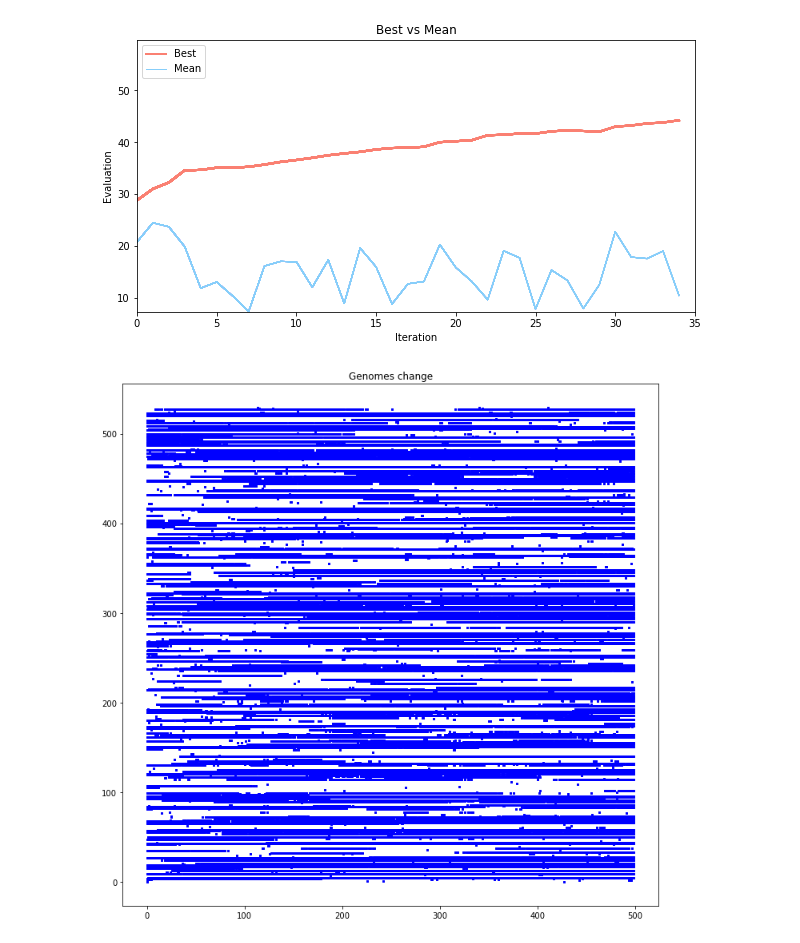
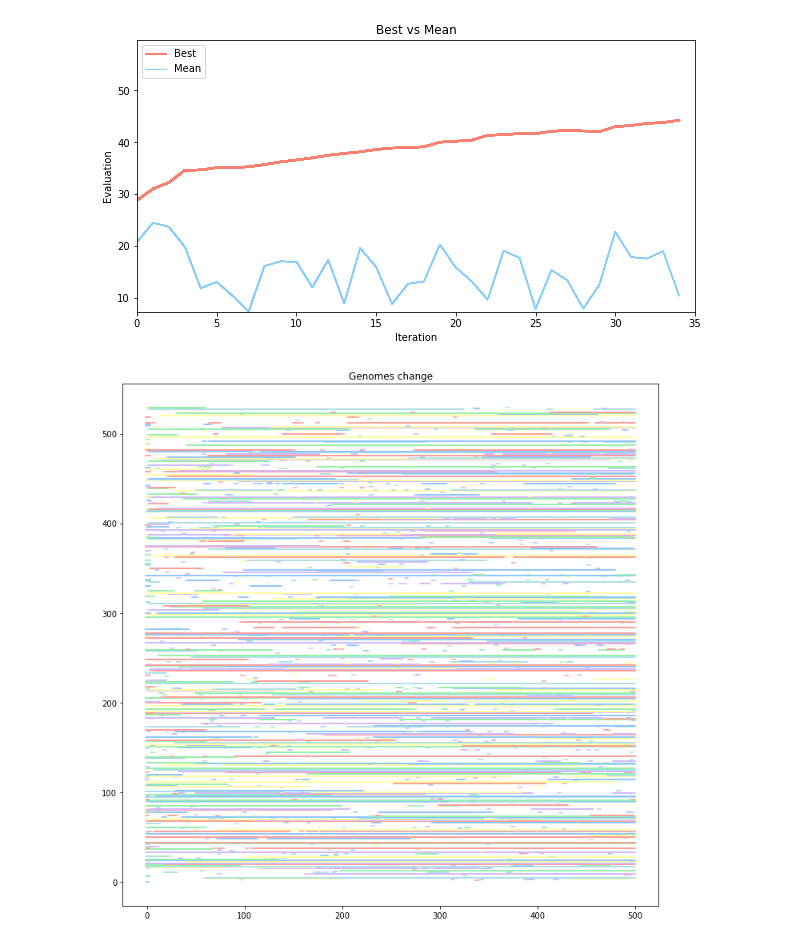
Before and after one commit to mateuszdorobek/Genetic-Algorithm, a Jupyter notebook: Genetic Algorithm.ipynb, the cells around one changed output. Drawn from its saved outputs; the diff is of its cells as text; code cells hidden in the pictures.

Commit message:
images and notebook

```diff
--- a/Genetic Algorithm.ipynb
+++ b/Genetic Algorithm.ipynb
@@ -26,13 +26,13 @@ class Individual:
         self.genome = genome
 
     def evaluate(self, task):
-        if (self.genome * task.w).sum() <= task.W and (
-            self.genome * task.s
-        ).sum() <= task.S:
-            result = np.round((self.genome * task.c).sum(), 5)
+        W = (self.genome * task.w).sum()
+        S = (self.genome * task.s).sum()
+        C = (self.genome * task.c).sum()
+        if W <= task.W and S <= task.S:
+            return C
         else:
-            result = 0
-        return result
+            return 0
 
     def mutate(self, mutation_rate):
         genome_size = self.genome.shape[0]
@@ -59,9 +59,7 @@ class Population:
         idx_best_individual = evaluation.index(max(evaluation))
         return selected[idx_best_individual]
 
-    def crossover(self, crossover_rate, task):
-        parent_1 = self.tournament(TOURNAMENT_SIZE, task)
-        parent_2 = self.tournament(TOURNAMENT_SIZE, task)
+    def crossover(self, crossover_rate, parent_1, parent_2, task):
         if np.random.random() < crossover_rate:
             splitting_point = np.random.randint(1, len(parent_1.genome))
             result_genome = np.concatenate(
@@ -107,7 +105,9 @@ class GeneticAlgorithm:
         for _ in range(iterations):
             new_population = Population()
             for _ in range(population.size):
-                child = population.crossover(self.crossover_rate, task)
+                parent_1 = population.tournament(self.tournament_size, task)
+                parent_2 = population.tournament(self.tournament_size, task)
+                child = population.crossover(self.crossover_rate, parent_1, parent_2, task)
                 child.mutate(self.mutation_rate)
                 new_population.add_child(child)
 
@@ -153,7 +153,7 @@ class GeneticAlgorithm:
                 raise Exception("param_name", "wrong")
 
             for j in range(test_cases):
-                best, best_history, best_evaluation = self.fit(ITERATIONS, task)
+                best, best_history, best_evaluation, mean_evalueation_history = self.fit(iterations, task)
                 test_histories.append(best_history)
                 t.set_description(
                     "Test: {}/{}".format(
@@ -211,14 +211,14 @@ def plot_tests_history(measured_param_history, params):
 
     plt.show()
 # %%
-POPULATIONS_SIZE = 100  # na 100
+POPULATIONS_SIZE = 80  # na 100
 TOURNAMENT_SIZE = 50
 CROSSOVER_RATE = 1.0
 MUTATION_RATE = 0.001
 ITERATIONS = 200  # na 200
-TEST_CASES = 5
+TEST_CASES = 3
 
-generated_task = Task(n=300)
+generated_task = Task(n=500)
 
 parameters = (POPULATIONS_SIZE, TOURNAMENT_SIZE, CROSSOVER_RATE, MUTATION_RATE)
 # %%
@@ -300,15 +300,14 @@ plt.show()
 # %%
 data = np.array(best_genome_history)
 fig, ax = plt.subplots()
 
 fig.set_size_inches(12,12)
 for col_no in range(data.shape[1]):
     col = data[:, col_no].copy()
     x = col*range(col.shape[0])
     col *= col_no
     x, col
+    plt.scatter(x, col, marker='_', cmap)
     plt.title("Genomes change")
-#     plt.axis('off')
-    plt.scatter(x, col, marker=',', c='b', s=3)
 # %% [output]
-[figure, old version]
+[figure, new version]
```
Also changed, not shown: parts of 4 cells of this notebook, 11 other files.
